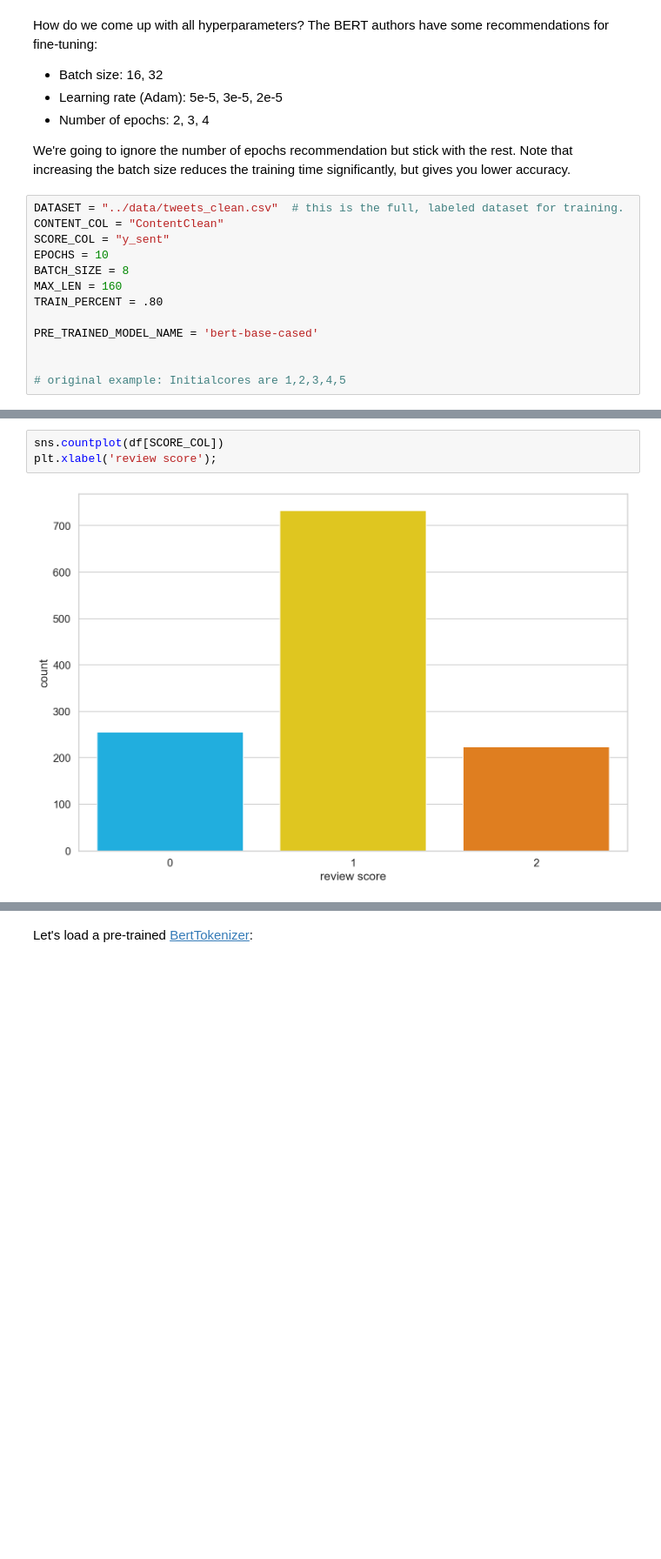
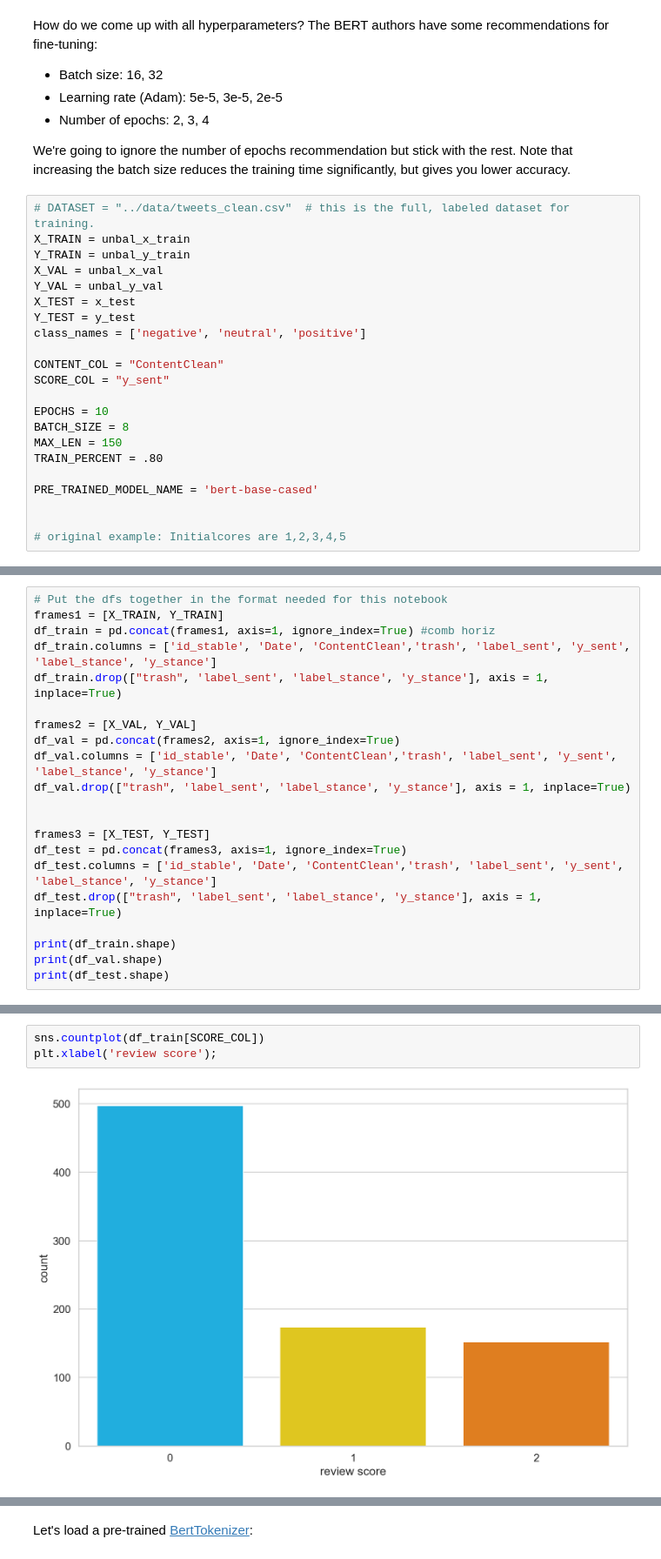
Before and after one commit to loopyQueen/RefugeeSentiment, a Jupyter notebook: nlpBert/bert.ipynb, the cells around one changed output, grey strips where cells are left out. Shown: that part at 87% size. Saved outputs shown, nothing was run; the diff lists cells and outputs as text; blank space fills up the shorter version.

Commit message:
modified BERT to run on new dataset format

```diff
--- a/nlpBert/bert.ipynb
+++ b/nlpBert/bert.ipynb
@@ -86,12 +91,21 @@ How do we come up with all hyperparameters? The BERT authors have some recommend
 
 We're going to ignore the number of epochs recommendation but stick with the rest. Note that increasing the batch size reduces the training time significantly, but gives you lower accuracy.
 # %%
-DATASET = "../data/tweets_clean.csv"  # this is the full, labeled dataset for training.
+# DATASET = "../data/tweets_clean.csv"  # this is the full, labeled dataset for training.
+X_TRAIN = unbal_x_train
+Y_TRAIN = unbal_y_train
+X_VAL = unbal_x_val
+Y_VAL = unbal_y_val
+X_TEST = x_test
+Y_TEST = y_test
+class_names = ['negative', 'neutral', 'positive']
+
 CONTENT_COL = "ContentClean"
 SCORE_COL = "y_sent"
+
 EPOCHS = 10
 BATCH_SIZE = 8
-MAX_LEN = 160
+MAX_LEN = 150
 TRAIN_PERCENT = .80
 
 PRE_TRAINED_MODEL_NAME = 'bert-base-cased'
@@ -117,0 +121,21 @@ df.head()
+# %%
+# Put the dfs together in the format needed for this notebook
+frames1 = [X_TRAIN, Y_TRAIN]
+df_train = pd.concat(frames1, axis=1, ignore_index=True) #comb horiz
+df_train.columns = ['id_stable', 'Date', 'ContentClean','trash', 'label_sent', 'y_sent', 'label_stance', 'y_stance']
+df_train.drop(["trash", 'label_sent', 'label_stance', 'y_stance'], axis = 1, inplace=True)
+
+frames2 = [X_VAL, Y_VAL]
+df_val = pd.concat(frames2, axis=1, ignore_index=True)
+df_val.columns = ['id_stable', 'Date', 'ContentClean','trash', 'label_sent', 'y_sent', 'label_stance', 'y_stance']
+df_val.drop(["trash", 'label_sent', 'label_stance', 'y_stance'], axis = 1, inplace=True)
+
+
+frames3 = [X_TEST, Y_TEST]
+df_test = pd.concat(frames3, axis=1, ignore_index=True)
+df_test.columns = ['id_stable', 'Date', 'ContentClean','trash', 'label_sent', 'y_sent', 'label_stance', 'y_stance']
+df_test.drop(["trash", 'label_sent', 'label_stance', 'y_stance'], axis = 1, inplace=True)
+
+print(df_train.shape)
+print(df_val.shape)
+print(df_test.shape)
@@ -140,5 +193,5 @@ Great, no missing values in the score and review texts! Do we have class imbalan
 # %%
-sns.countplot(df[SCORE_COL])
+sns.countplot(df_train[SCORE_COL])
 plt.xlabel('review score');
 # %% [output]
-[figure, old version]
+[figure, new version]
```
Also changed, not shown: parts of 40 cells of this notebook, 1 other file.
